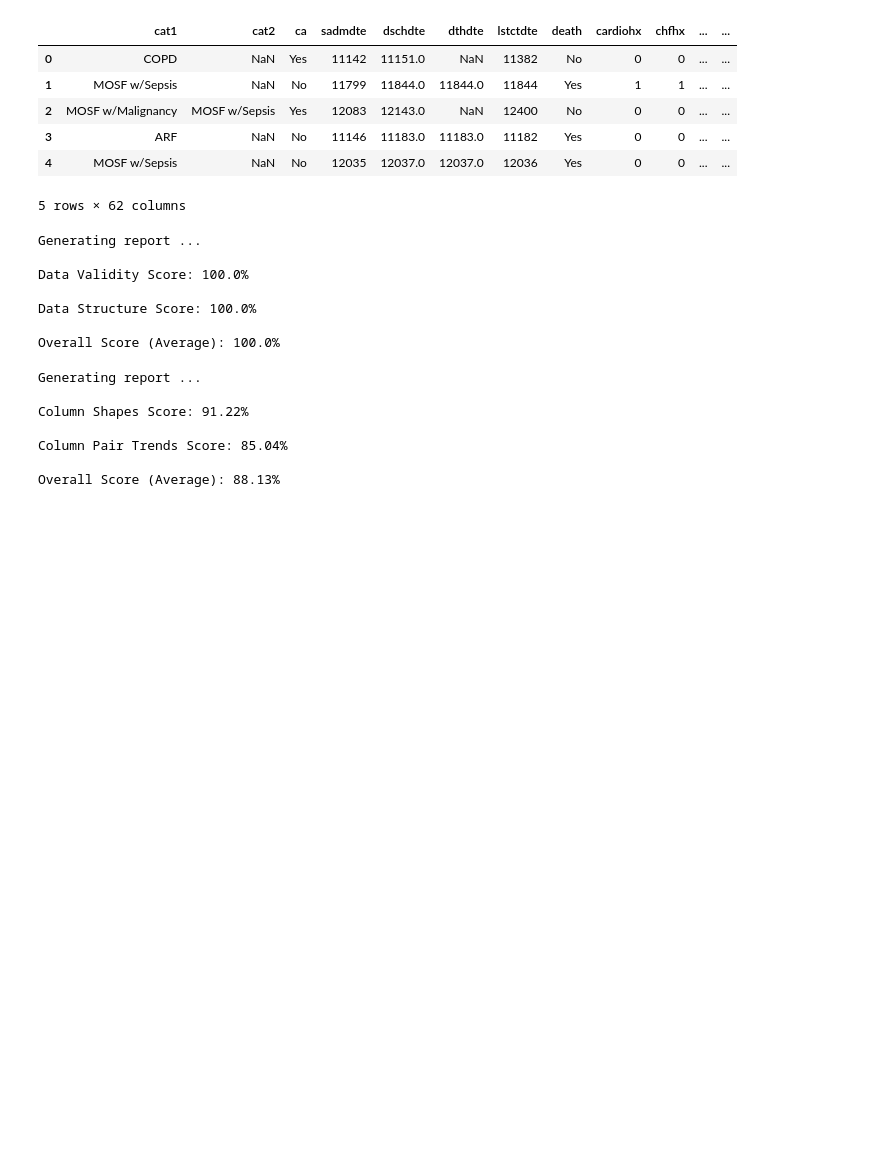
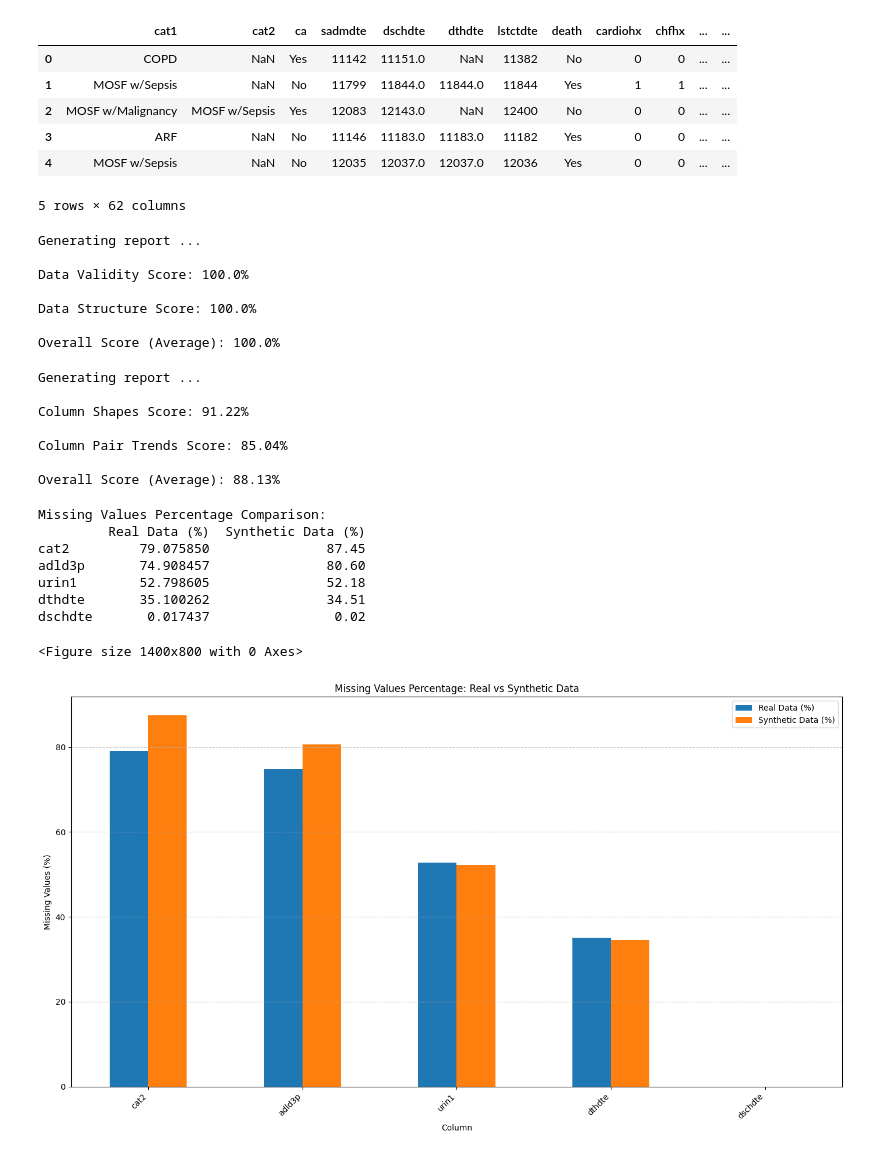
Before and after one commit to Martinfacot/tVAE_project, a Jupyter notebook: tVAE_base/test.ipynb, the cells around one changed output. Drawn from its saved outputs; the diff is of its cells as text; code cells hidden in the pictures; blank space fills up the shorter version.

```diff
--- a/tVAE_base/test.ipynb
+++ b/tVAE_base/test.ipynb
@@ -90,3 +90,39 @@ Column Shapes Score: 91.22%
 Column Pair Trends Score: 85.04%
 
 Overall Score (Average): 88.13%
+# %%
+# Compare missing values percentage between real and synthetic data
+missing_real = rhc_data.isna().mean().sort_values(ascending=False) * 100
+missing_synthetic = synthetic_data.isna().mean().sort_values(ascending=False) * 100
+
+# Filter only columns with missing values
+missing_comparison = pd.DataFrame({
+    'Real Data (%)': missing_real[missing_real > 0],
+    'Synthetic Data (%)': missing_synthetic.reindex(missing_real[missing_real > 0].index)
+})
+
+# Display comparison
+print("Missing Values Percentage Comparison:")
+print(missing_comparison)
+
+# Visualize the comparison
+plt.figure(figsize=(14, 8))
+missing_comparison.plot(kind='bar', figsize=(14, 8))
+plt.title('Missing Values Percentage: Real vs Synthetic Data')
+plt.ylabel('Missing Values (%)')
+plt.xlabel('Column')
+plt.xticks(rotation=45, ha='right')
+plt.legend()
+plt.grid(axis='y', linestyle='--', alpha=0.7)
+plt.tight_layout()
+plt.show()
+# %% [output]
+Missing Values Percentage Comparison:
+         Real Data (%)  Synthetic Data (%)
+cat2         79.075850               87.45
+adld3p       74.908457               80.60
+urin1        52.798605               52.18
+dthdte       35.100262               34.51
+dschdte       0.017437                0.02
+<Figure size 1400x800 with 0 Axes>
+[figure, added]
```
Also changed, not shown: 10 other files.
